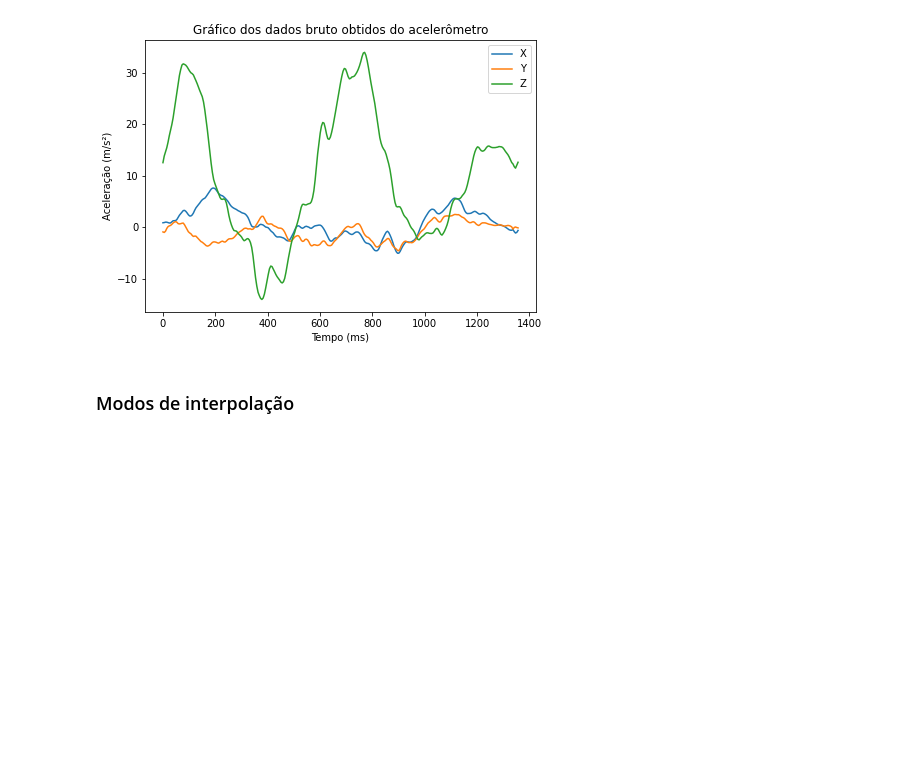
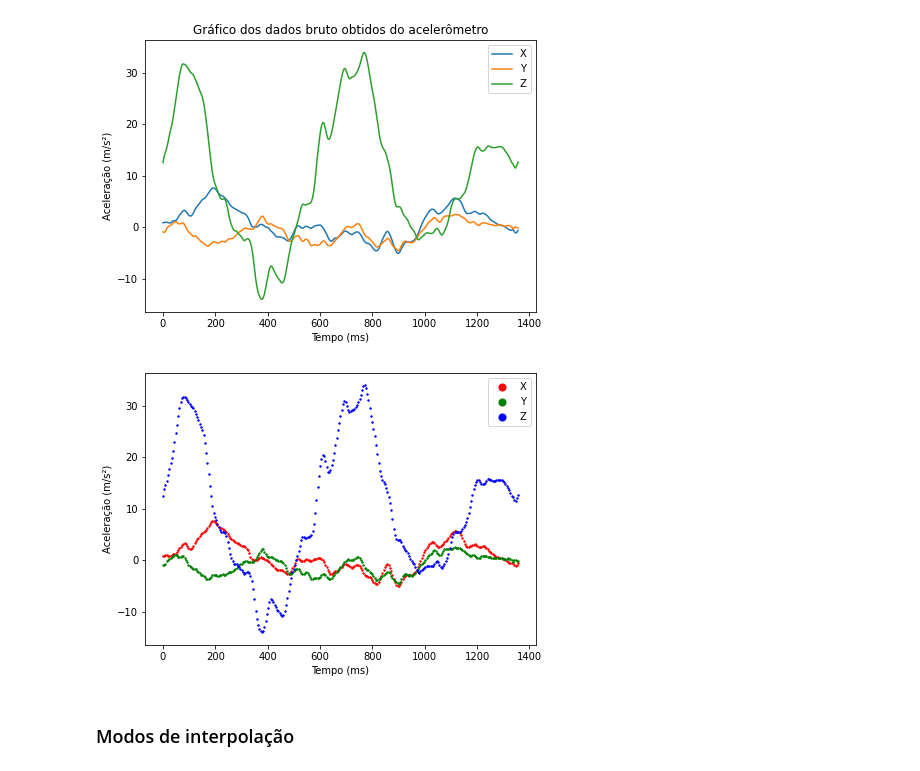
Before and after one commit to HeitorBRaymundo/mc906, a Jupyter notebook: prj3/DataInfo.ipynb, the cells around one changed output. Saved outputs shown, nothing was run; the diff lists cells and outputs as text; code cells hidden in the pictures; blank space fills up the shorter version.

```diff
--- a/prj3/DataInfo.ipynb
+++ b/prj3/DataInfo.ipynb
@@ -121,6 +121,19 @@ plt.show()
 # %% [output]
 <Figure size 432x288 with 0 Axes>
 [figure]
+# %%
+plt.figure(figsize=(7, 5))
+plt.scatter(readings[:, 0], readings[:, 1], c='r', s=2, label='X')
+plt.scatter(readings[:, 0], readings[:, 2], c='g', s=2, label='Y')
+plt.scatter(readings[:, 0], readings[:, 3], c='b', s=2, label='Z')
+
+lgnd = plt.legend(markerscale=5)
+
+plt.xlabel('Tempo (ms)')
+plt.ylabel('Aceleração (m/s²)')
+plt.show()
+# %% [output]
+[figure, added]
 # %% [markdown]
 ### Modos de interpolação
 # %%
```
Also changed, not shown: parts of 5 cells of this notebook, 2 other files.
